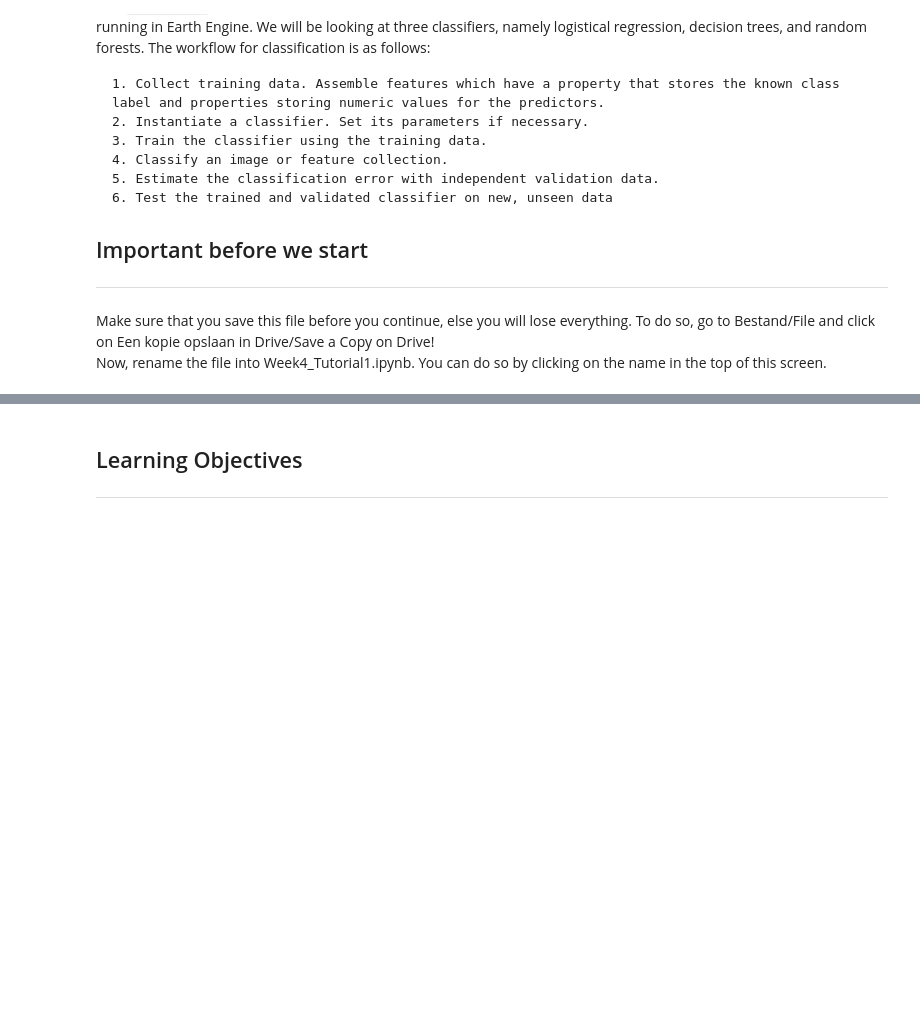
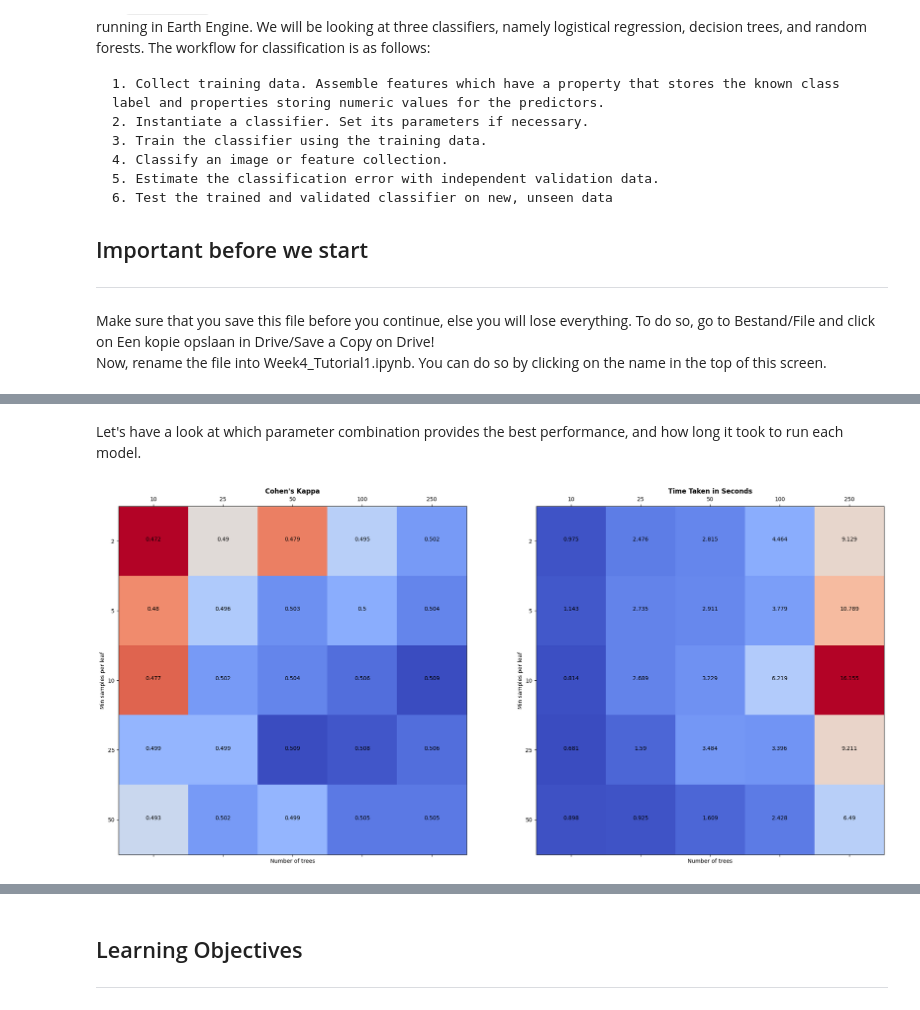
Before and after one commit to VU-IVM/UNIGIS_ProgrammingGIS, a Jupyter notebook: TAA1/TAA1_lecturer_ver.ipynb, the cells around one changed output, grey strips where cells are left out. Saved outputs shown, nothing was run; the diff lists cells and outputs as text; code cells hidden in the pictures; blank space fills up the shorter version.

```diff
--- a/TAA1/TAA1_lecturer_ver.ipynb
+++ b/TAA1/TAA1_lecturer_ver.ipynb
@@ -19,0 +217,4 @@ Now, rename the file into Week4_Tutorial1.ipynb. You can do so by clicking on th
+# %%
+CLC = ee.Image('COPERNICUS/CORINE/V20/100m/2012').select('landcover').clip(image.geometry())
+map.addLayer(CLC, {}, 'CLC')
+map
@@ -19,0 +262,3 @@ Now, rename the file into Week4_Tutorial1.ipynb. You can do so by clicking on th
+# %%
+# TODO: Look up the GEE function to run the function over each points
+lc_reference_pts = lc_points.map(generalize_clc_class) # Students do this themselves
@@ -19,0 +361,8 @@ Now, rename the file into Week4_Tutorial1.ipynb. You can do so by clicking on th
+# %%
+val_y_pred = model.predict(x_val)
+
+val_accuracy = accuracy_score(y_val, val_y_pred)
+print("Validation accuracy:", round(val_accuracy, 3))
+
+val_kappa = cohen_kappa_score(val_y_pred, y_val)
+print("Validation Kappa:", round(val_kappa, 3))
@@ -19,0 +461,5 @@ Now, rename the file into Week4_Tutorial1.ipynb. You can do so by clicking on th
+# %%
+# RF Parameter choices. Change them as you see fit.
+n_estimator_ranges = [10, 25, 50, 100, 250]
+min_sample_ranges = [2, 5, 10, 25, 50]
+total_combinations = len(n_estimator_ranges) * len(min_sample_ranges)
@@ -19,0 +519,36 @@ Now, rename the file into Week4_Tutorial1.ipynb. You can do so by clicking on th
+# %% [markdown]
+Let's have a look at which parameter combination provides the best performance, and how long it took to run each model.
+# %%
+import matplotlib.pyplot as plt
+
+## Dirty work-around for first label not showing when plotting
+n_trees_labels = [0] + n_estimator_ranges
+min_leaves_labels = [0] + min_sample_ranges
+
+fig, (ax_acc, ax_time) = plt.subplots(1, 2, figsize=(total_combinations,total_combinations))
+
+## Plot accuracy
+ax_acc.set_title("Cohen's Kappa", weight='bold')
+ax_acc.set(xlabel='Number of trees', ylabel='Min samples per leaf')
+ax_acc.set_xticklabels(n_trees_labels)
+ax_acc.set_yticklabels(min_leaves_labels)
+ax_acc.matshow(kappa_paramsearch.T, cmap=plt.get_cmap('coolwarm_r'))
+
+## Plot time taken
+ax_time.set_title("Time Taken in Seconds", weight='bold')
+ax_time.set(xlabel='Number of trees', ylabel='Min samples per leaf')
+ax_time.set_xticklabels(n_trees_labels)
+ax_time.set_yticklabels(min_leaves_labels)
+ax_time.matshow(time_paramsearch.T, cmap=plt.get_cmap('coolwarm'))
+
+## Add text to accuracy plot
+for t_i, t_val in enumerate(n_estimator_ranges):
+    for l_i, l_val in enumerate(min_sample_ranges):
+        ax_acc.text(t_i, l_i, s=kappa_paramsearch[t_i, l_i], ha='center')
+
+## Add text to time plot
+for t_i, t_val in enumerate(n_estimator_ranges):
+    for l_i, l_val in enumerate(min_sample_ranges):
+        ax_time.text(t_i, l_i, s=time_paramsearch[t_i, l_i], ha='center')
+# %% [output]
+[figure, added]
```
Also changed, not shown: parts of 94 cells of this notebook.
